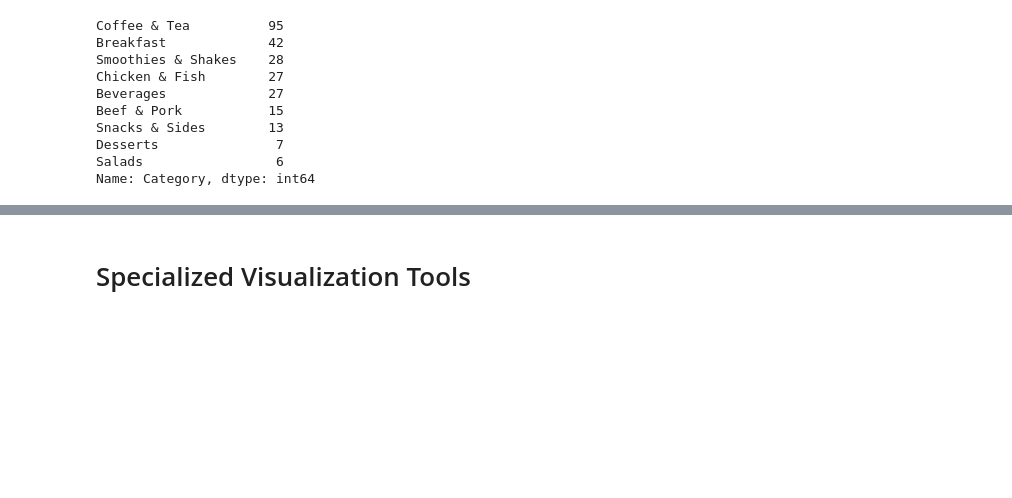
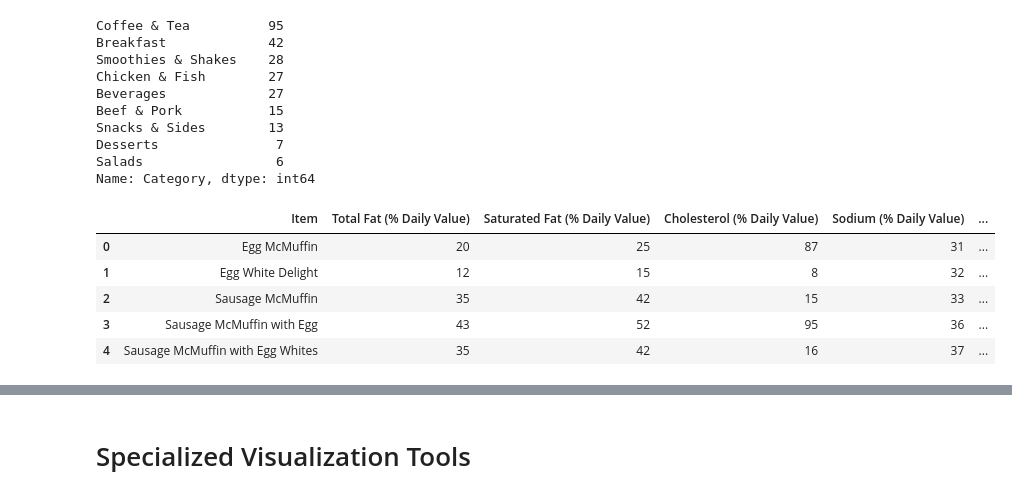
Before and after one commit to Andhi1710/python, a Jupyter notebook: (Andhi_Hamzah)_McDonald's.ipynb, the cells around one changed output, grey strips where cells are left out. Cells and saved outputs as stored; diff of their text form; code cells hidden in the pictures; blank space fills up the shorter version.

```diff
--- a/(Andhi_Hamzah)_McDonald's.ipynb
+++ b/(Andhi_Hamzah)_McDonald's.ipynb
@@ -347,4 +302,14 @@ Snacks & Sides        13
 Desserts               7
 Salads                 6
 Name: Category, dtype: int64
+# %%
+df = df.iloc[:,[1,6,8,11,13,15,17,20,21,22,23]]
+df.head()
+# %% [output]
+|  | Item | Total Fat (% Daily Value) | Saturated Fat (% Daily Value) | Cholesterol (% Daily Value) | Sodium (% Daily Value) | ... |
+| 0 | Egg McMuffin | 20 | 25 | 87 | 31 | ... |
+| 1 | Egg White Delight | 12 | 15 | 8 | 32 | ... |
+| 2 | Sausage McMuffin | 35 | 42 | 15 | 33 | ... |
+| 3 | Sausage McMuffin with Egg | 43 | 52 | 95 | 36 | ... |
+| 4 | Sausage McMuffin with Egg Whites | 35 | 42 | 16 | 37 | ... |
 # %%
```
Also changed, not shown: parts of 11 cells of this notebook.
